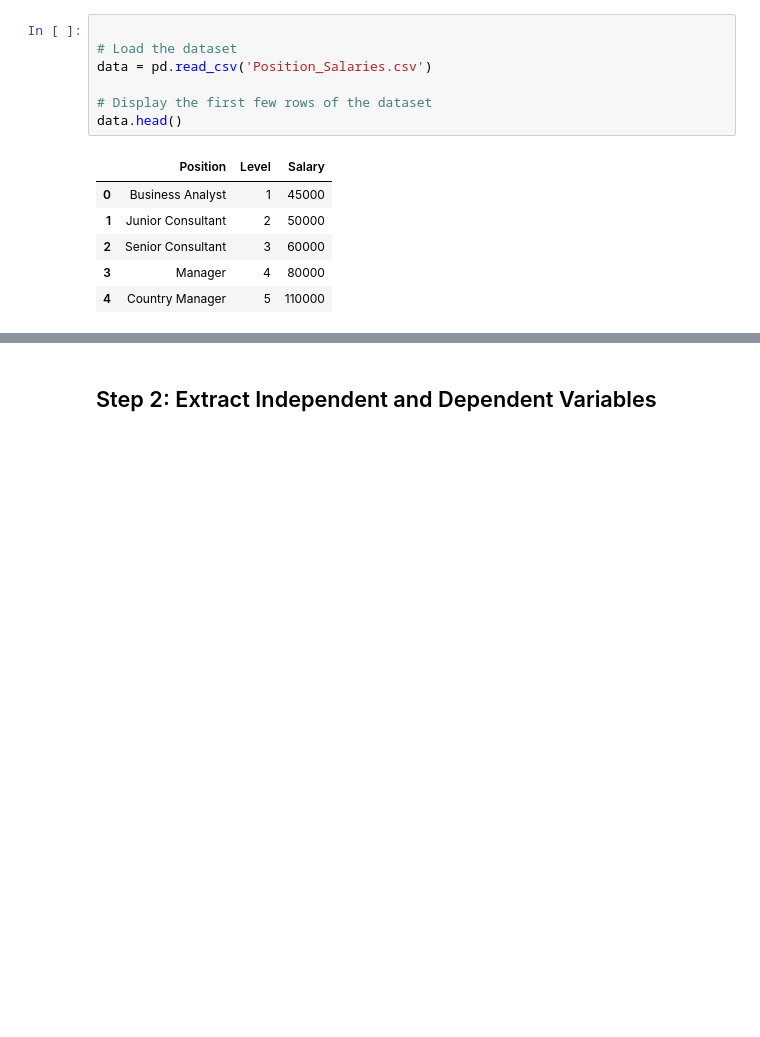
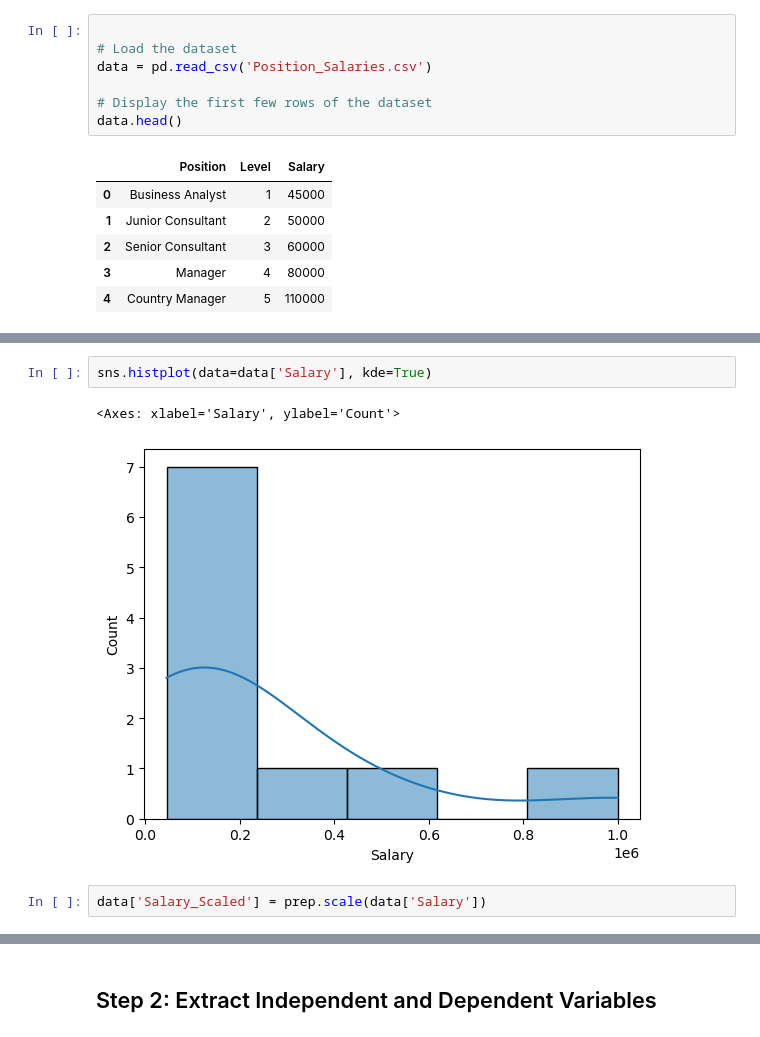
Before and after one commit to dbabichenko/python_for_data_and_analytics, a Jupyter notebook: Linear Regression/PolynomialRegressionExample.ipynb, the cells around one changed output, grey strips where cells are left out. Saved outputs shown, nothing was run; the diff lists cells and outputs as text; blank space fills up the shorter version.

```diff
--- a/Linear Regression/PolynomialRegressionExample.ipynb
+++ b/Linear Regression/PolynomialRegressionExample.ipynb
@@ -23,0 +31,7 @@ data.head()
+# %%
+sns.histplot(data=data['Salary'], kde=True)
+# %% [output]
+<Axes: xlabel='Salary', ylabel='Count'>
+[figure, added]
+# %%
+data['Salary_Scaled'] = prep.scale(data['Salary'])
```
Also changed, not shown: parts of 7 cells of this notebook, 2 other files.
